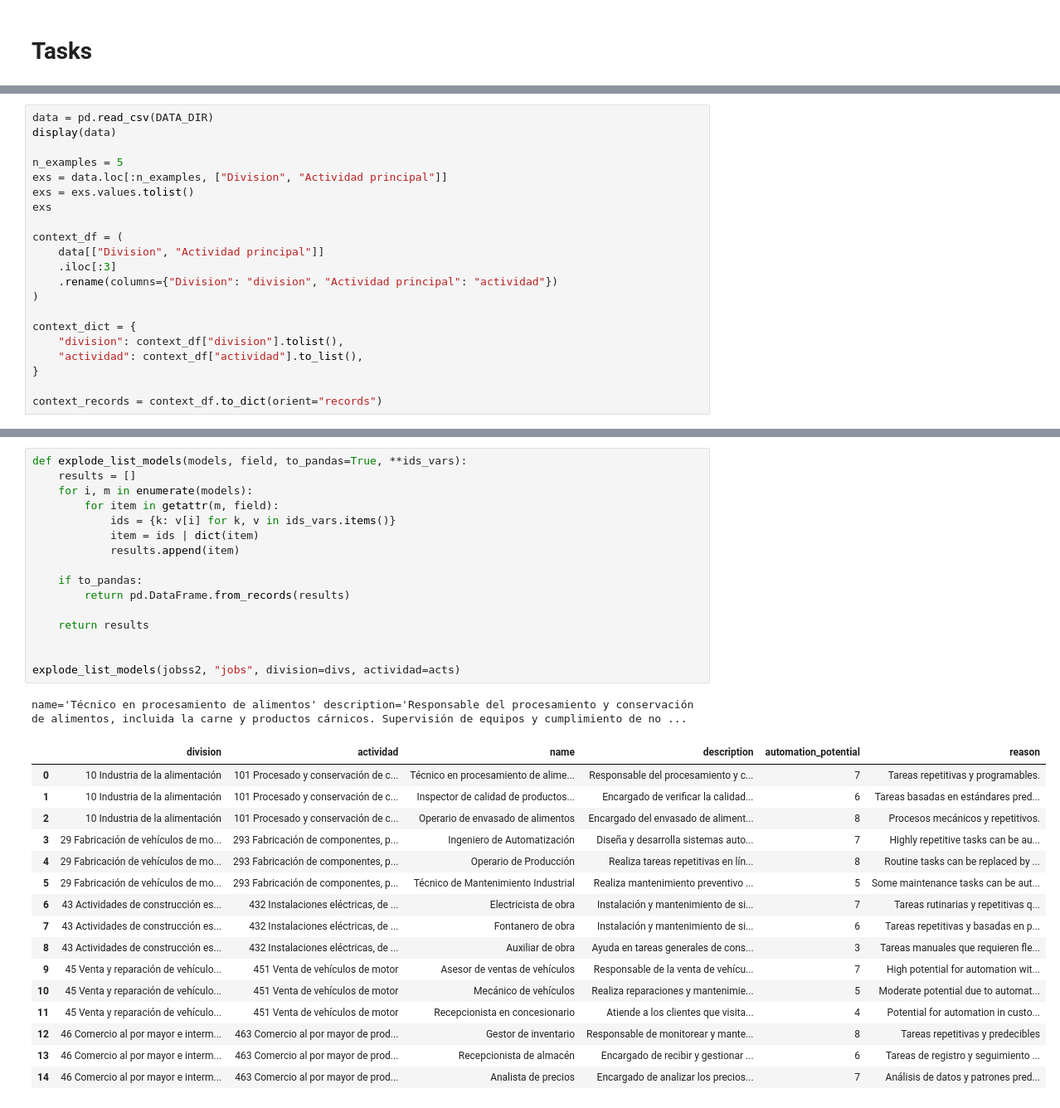
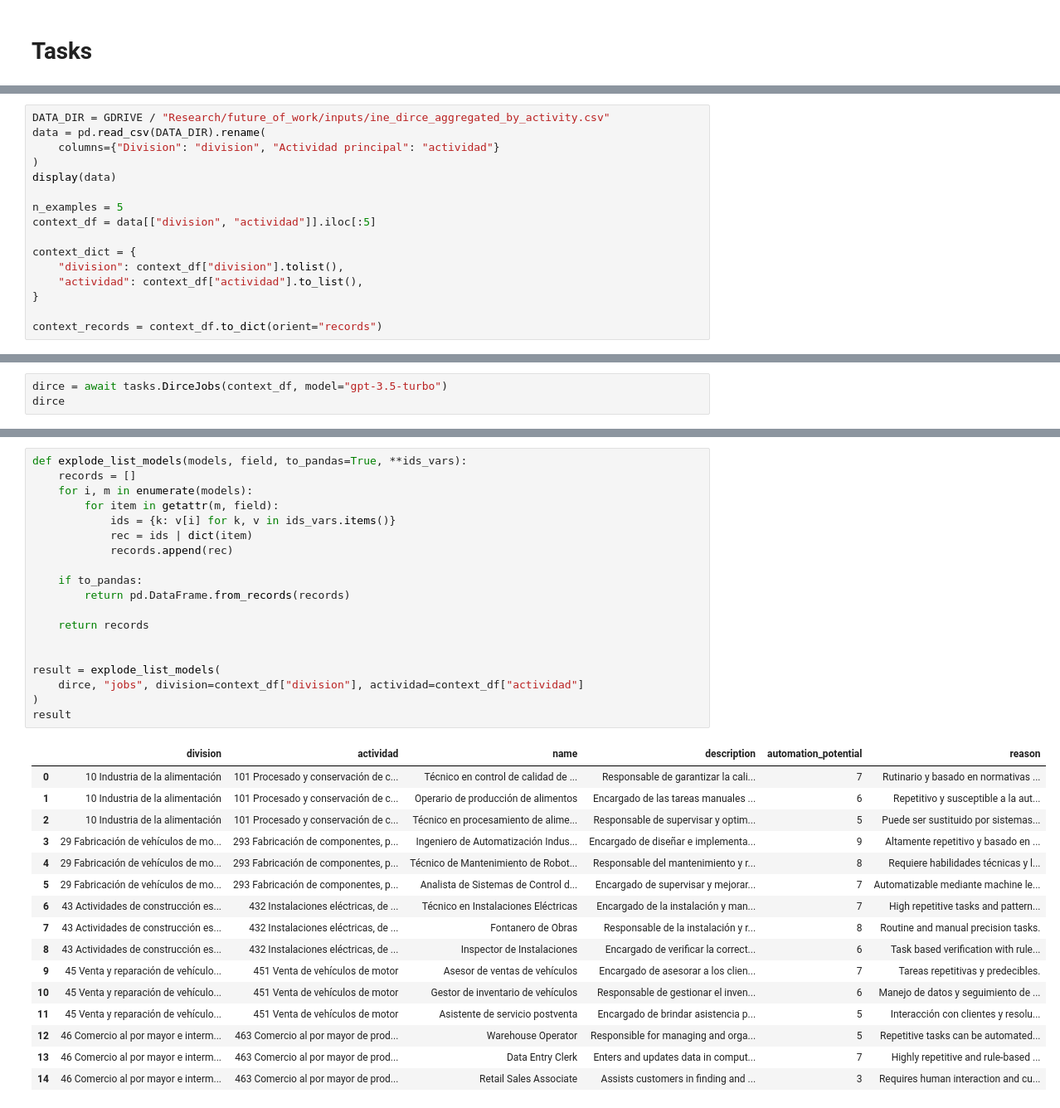
Before and after one commit to graphext/cuery, a Jupyter notebook: notebooks/examples.ipynb, the cells around one changed output, grey strips where cells are left out. Shown at 83% size. Cells and saved outputs as stored; diff of their text form.

Commit message:
Rename to 'cuery', auto-initialize api keys, cleanup.

```diff
--- a/notebooks/examples.ipynb
+++ b/notebooks/examples.ipynb
@@ -110,17 +17,12 @@ DATA_DIR = GDRIVE / "Research/future_of_work/inputs/ine_dirce_aggregated_by_acti
 # %%
-data = pd.read_csv(DATA_DIR)
+DATA_DIR = GDRIVE / "Research/future_of_work/inputs/ine_dirce_aggregated_by_activity.csv"
+data = pd.read_csv(DATA_DIR).rename(
+    columns={"Division": "division", "Actividad principal": "actividad"}
+)
 display(data)
 
 n_examples = 5
-exs = data.loc[:n_examples, ["Division", "Actividad principal"]]
-exs = exs.values.tolist()
-exs
-
-context_df = (
-    data[["Division", "Actividad principal"]]
-    .iloc[:3]
-    .rename(columns={"Division": "division", "Actividad principal": "actividad"})
-)
+context_df = data[["division", "actividad"]].iloc[:5]
 
 context_dict = {
     "division": context_df["division"].tolist(),
@@ -220,0 +55,3 @@ result
+# %%
+dirce = await tasks.DirceJobs(context_df, model="gpt-3.5-turbo")
+dirce
@@ -221,34 +64,36 @@ result
 # %%
 def explode_list_models(models, field, to_pandas=True, **ids_vars):
-    results = []
+    records = []
     for i, m in enumerate(models):
         for item in getattr(m, field):
             ids = {k: v[i] for k, v in ids_vars.items()}
-            item = ids | dict(item)
-            results.append(item)
+            rec = ids | dict(item)
+            records.append(rec)
 
     if to_pandas:
-        return pd.DataFrame.from_records(results)
+        return pd.DataFrame.from_records(records)
 
-    return results
+    return records
 
 
-explode_list_models(jobss2, "jobs", division=divs, actividad=acts)
+result = explode_list_models(
+    dirce, "jobs", division=context_df["division"], actividad=context_df["actividad"]
+)
+result
 # %% [output]
-name='Técnico en procesamiento de alimentos' description='Responsable del procesamiento y conservación de alimentos, incluida la carne y productos cárnicos. Supervisión de equipos y cumplimiento de no ...
 |  | division | actividad | name | description | automation_potential | reason |
-| 0 | 10 Industria de la alimentación | 101 Procesado y conservación de c... | Técnico en procesamiento de alime... | Responsable del procesamiento y c... | 7 | Tareas repetitivas y programables. |
-| 1 | 10 Industria de la alimentación | 101 Procesado y conservación de c... | Inspector de calidad de productos... | Encargado de verificar la calidad... | 6 | Tareas basadas en estándares pred... |
-| 2 | 10 Industria de la alimentación | 101 Procesado y conservación de c... | Operario de envasado de alimentos | Encargado del envasado de aliment... | 8 | Procesos mecánicos y repetitivos. |
-| 3 | 29 Fabricación de vehículos de mo... | 293 Fabricación de componentes, p... | Ingeniero de Automatización | Diseña y desarrolla sistemas auto... | 7 | Highly repetitive tasks can be au... |
-| 4 | 29 Fabricación de vehículos de mo... | 293 Fabricación de componentes, p... | Operario de Producción | Realiza tareas repetitivas en lín... | 8 | Routine tasks can be replaced by ... |
-| 5 | 29 Fabricación de vehículos de mo... | 293 Fabricación de componentes, p... | Técnico de Mantenimiento Industrial | Realiza mantenimiento preventivo ... | 5 | Some maintenance tasks can be aut... |
-| 6 | 43 Actividades de construcción es... | 432 Instalaciones eléctricas, de ... | Electricista de obra | Instalación y mantenimiento de si... | 7 | Tareas rutinarias y repetitivas q... |
-| 7 | 43 Actividades de construcción es... | 432 Instalaciones eléctricas, de ... | Fontanero de obra | Instalación y mantenimiento de si... | 6 | Tareas repetitivas y basadas en p... |
-| 8 | 43 Actividades de construcción es... | 432 Instalaciones eléctricas, de ... | Auxiliar de obra | Ayuda en tareas generales de cons... | 3 | Tareas manuales que requieren fle... |
-| 9 | 45 Venta y reparación de vehículo... | 451 Venta de vehículos de motor | Asesor de ventas de vehículos | Responsable de la venta de vehícu... | 7 | High potential for automation wit... |
-| 10 | 45 Venta y reparación de vehículo... | 451 Venta de vehículos de motor | Mecánico de vehículos | Realiza reparaciones y mantenimie... | 5 | Moderate potential due to automat... |
-| 11 | 45 Venta y reparación de vehículo... | 451 Venta de vehículos de motor | Recepcionista en concesionario | Atiende a los clientes que visita... | 4 | Potential for automation in custo... |
-| 12 | 46 Comercio al por mayor e interm... | 463 Comercio al por mayor de prod... | Gestor de inventario | Responsable de monitorear y mante... | 8 | Tareas repetitivas y predecibles |
-| 13 | 46 Comercio al por mayor e interm... | 463 Comercio al por mayor de prod... | Recepcionista de almacén | Encargado de recibir y gestionar ... | 6 | Tareas de registro y seguimiento ... |
-| 14 | 46 Comercio al por mayor e interm... | 463 Comercio al por mayor de prod... | Analista de precios | Encargado de analizar los precios... | 7 | Análisis de datos y patrones pred... |
+| 0 | 10 Industria de la alimentación | 101 Procesado y conservación de c... | Técnico en control de calidad de ... | Responsable de garantizar la cali... | 7 | Rutinario y basado en normativas ... |
+| 1 | 10 Industria de la alimentación | 101 Procesado y conservación de c... | Operario de producción de alimentos | Encargado de las tareas manuales ... | 6 | Repetitivo y susceptible a la aut... |
+| 2 | 10 Industria de la alimentación | 101 Procesado y conservación de c... | Técnico en procesamiento de alime... | Responsable de supervisar y optim... | 5 | Puede ser sustituido por sistemas... |
+| 3 | 29 Fabricación de vehículos de mo... | 293 Fabricación de componentes, p... | Ingeniero de Automatización Indus... | Encargado de diseñar e implementa... | 9 | Altamente repetitivo y basado en ... |
+| 4 | 29 Fabricación de vehículos de mo... | 293 Fabricación de componentes, p... | Técnico de Mantenimiento de Robot... | Responsable del mantenimiento y r... | 8 | Requiere habilidades técnicas y l... |
+| 5 | 29 Fabricación de vehículos de mo... | 293 Fabricación de componentes, p... | Analista de Sistemas de Control d... | Encargado de supervisar y mejorar... | 7 | Automatizable mediante machine le... |
+| 6 | 43 Actividades de construcción es... | 432 Instalaciones eléctricas, de ... | Técnico en Instalaciones Eléctricas | Encargado de la instalación y man... | 7 | High repetitive tasks and pattern... |
+| 7 | 43 Actividades de construcción es... | 432 Instalaciones eléctricas, de ... | Fontanero de Obras | Responsable de la instalación y r... | 8 | Routine and manual precision tasks. |
+| 8 | 43 Actividades de construcción es... | 432 Instalaciones eléctricas, de ... | Inspector de Instalaciones | Encargado de verificar la correct... | 6 | Task based verification with rule... |
+| 9 | 45 Venta y reparación de vehículo... | 451 Venta de vehículos de motor | Asesor de ventas de vehículos | Encargado de asesorar a los clien... | 7 | Tareas repetitivas y predecibles. |
+| 10 | 45 Venta y reparación de vehículo... | 451 Venta de vehículos de motor | Gestor de inventario de vehículos | Responsable de gestionar el inven... | 6 | Manejo de datos y seguimiento de ... |
+| 11 | 45 Venta y reparación de vehículo... | 451 Venta de vehículos de motor | Asistente de servicio postventa | Encargado de brindar asistencia p... | 5 | Interacción con clientes y resolu... |
+| 12 | 46 Comercio al por mayor e interm... | 463 Comercio al por mayor de prod... | Warehouse Operator | Responsible for managing and orga... | 5 | Repetitive tasks can be automated... |
+| 13 | 46 Comercio al por mayor e interm... | 463 Comercio al por mayor de prod... | Data Entry Clerk | Enters and updates data in comput... | 7 | Highly repetitive and rule-based ... |
+| 14 | 46 Comercio al por mayor e interm... | 463 Comercio al por mayor de prod... | Retail Sales Associate | Assists customers in finding and ... | 3 | Requires human interaction and cu... |
```
Also changed, not shown: parts of 19 cells of this notebook, 6 other files.
